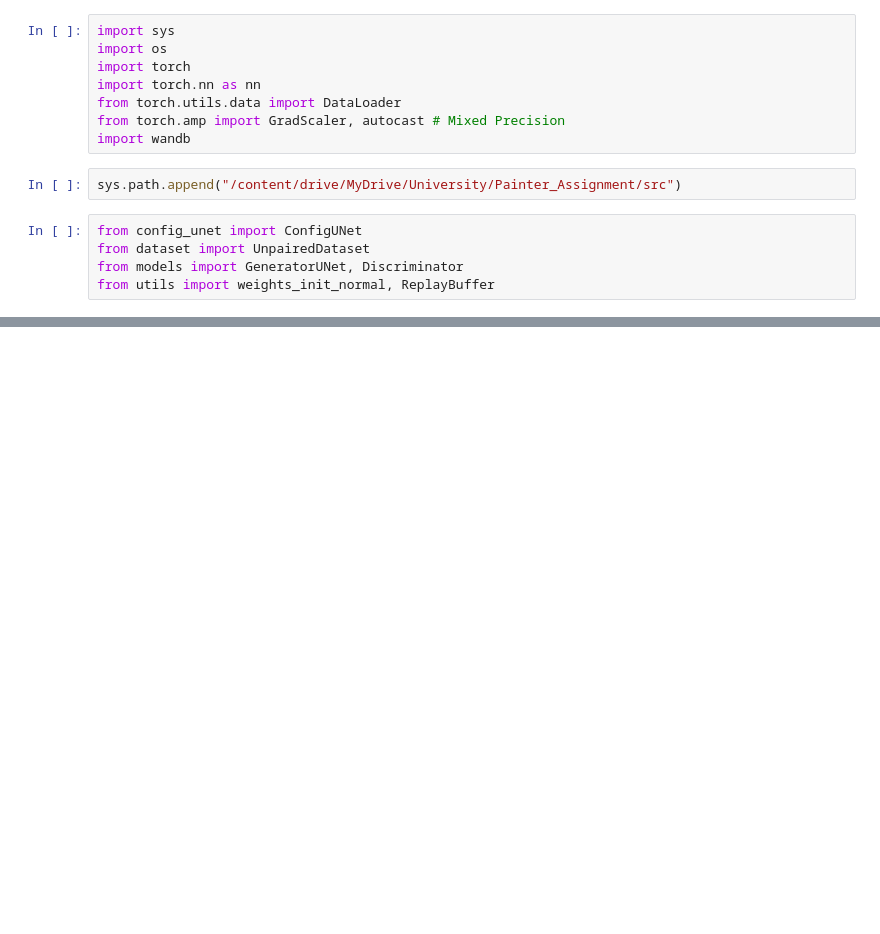
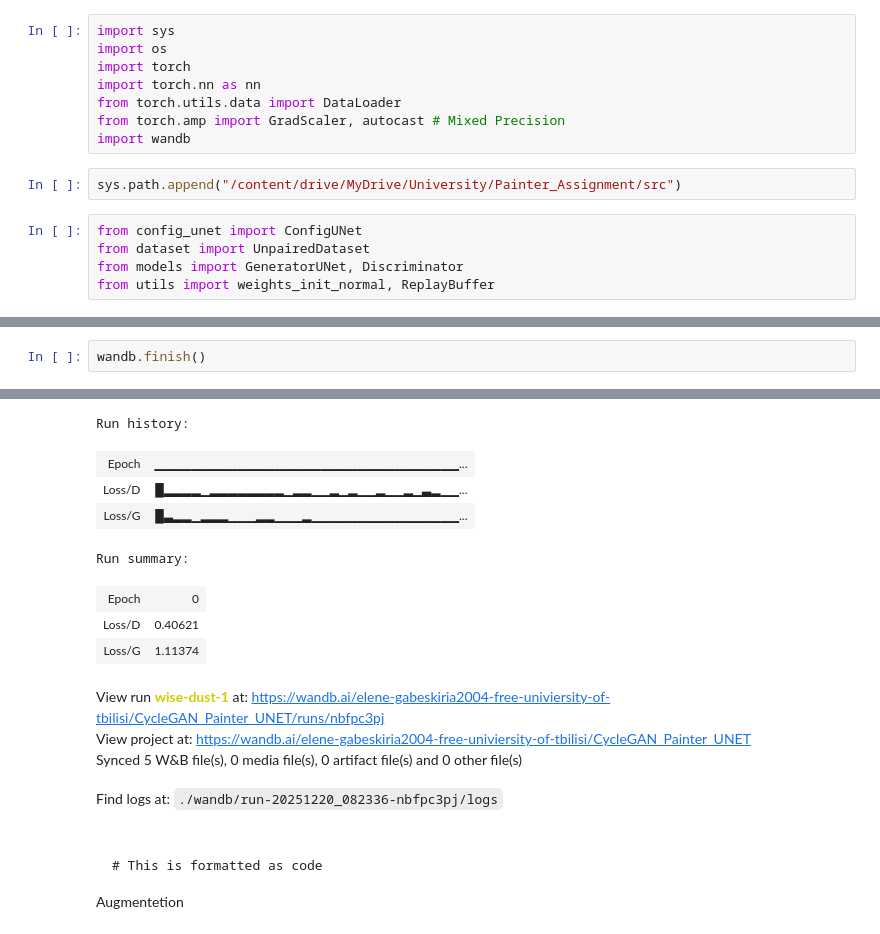
Before and after one commit to enelene/Painter_Assignment, a Jupyter notebook: main_notebook.ipynb, the cells around one changed output, grey strips where cells are left out. Drawn from its saved outputs; the diff is of its cells as text; blank space fills up the shorter version.

````diff
--- a/main_notebook.ipynb
+++ b/main_notebook.ipynb
@@ -341,0 +534,3 @@ from utils import weights_init_normal, ReplayBuffer
+# %%
+wandb.finish()
+# %% [output]
@@ -341,0 +538,20 @@ from utils import weights_init_normal, ReplayBuffer
+Run history:
+| Epoch | ▁▁▁▁▁▁▁▁▁▁▁▁▁▁▁▁▁▁▁▁▁▁▁▁▁▁▁▁▁▁▁▁▁... |
+| Loss/D | █▂▂▂▂▁▂▂▂▂▂▂▂▂▁▂▂▁▁▂▁▂▁▁▂▁▁▂▁▃▂▁▁... |
+| Loss/G | █▃▂▂▁▂▂▂▁▁▁▂▂▁▁▁▂▁▁▁▁▁▁▁▁▁▁▁▁▁▁▁▁... |
+Run summary:
+| Epoch | 0 |
+| Loss/D | 0.40621 |
+| Loss/G | 1.11374 |
+View run wise-dust-1 at: https://wandb.ai/elene-gabeskiria2004-free-univiersity-of-tbilisi/CycleGAN_Painter_UNET/runs/nbfpc3pj
+View project at: https://wandb.ai/elene-gabeskiria2004-free-univiersity-of-tbilisi/CycleGAN_Painter_UNET
+Synced 5 W&B file(s), 0 media file(s), 0 artifact file(s) and 0 other file(s)
+Find logs at: ./wandb/run-20251220_082336-nbfpc3pj/logs
+# %% [markdown]
+#
+
+```
+# This is formatted as code
+```
+
+Augmentetion
````
Also changed, not shown: parts of 25 cells of this notebook, 4 other files.
